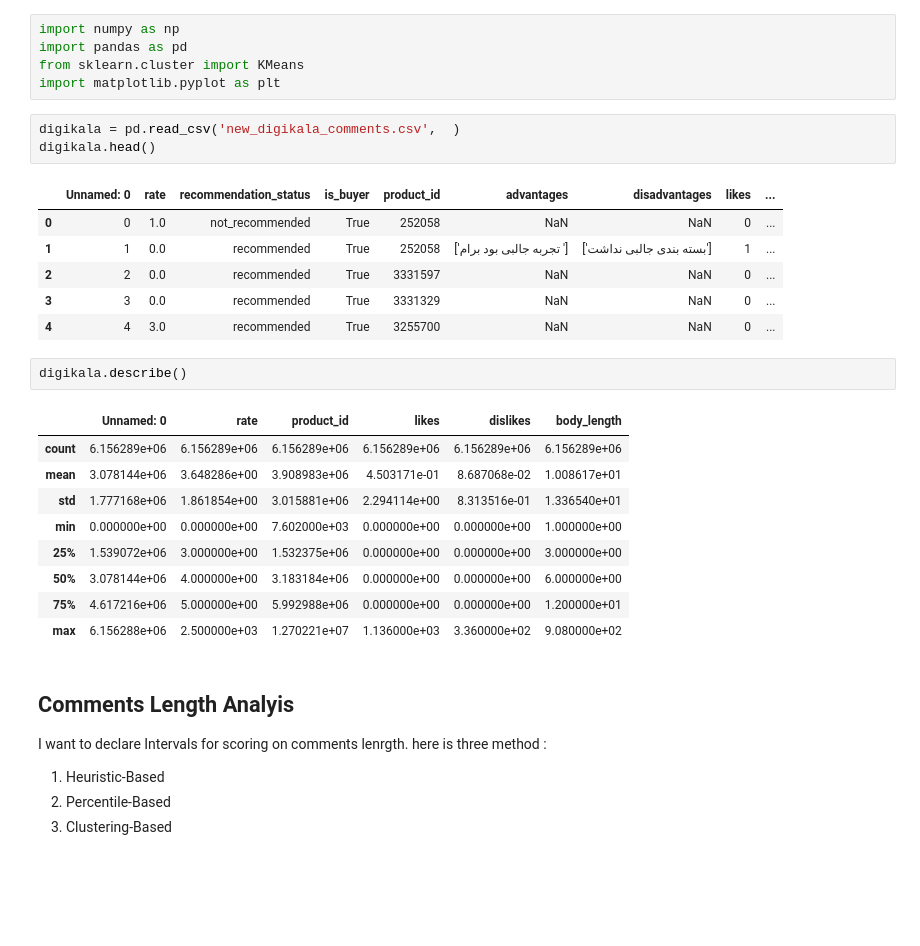
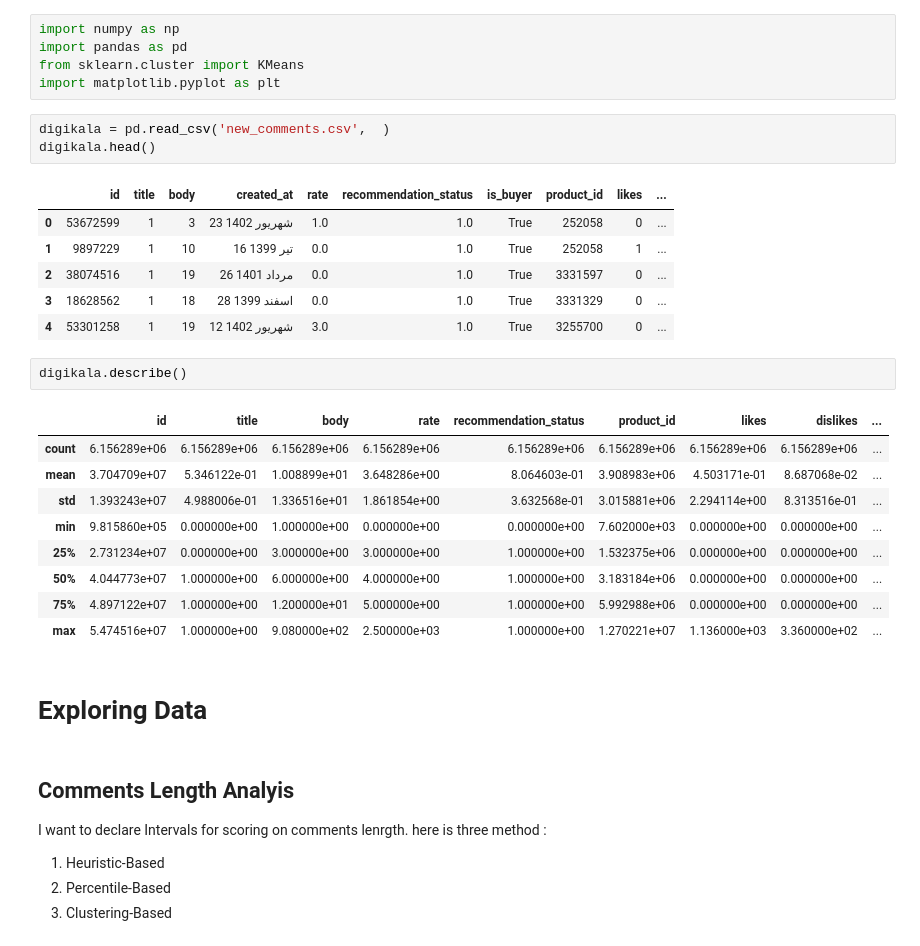
Before and after one commit to Arefnmy/Digikala-user-engagement-analysis, a Jupyter notebook: scoring.ipynb, the cells around one changed output. Saved outputs shown, nothing was run; the diff lists cells and outputs as text; blank space fills up the shorter version.

```diff
--- a/scoring.ipynb
+++ b/scoring.ipynb
@@ -6,27 +6,29 @@ import pandas as pd
 from sklearn.cluster import KMeans
 import matplotlib.pyplot as plt
 # %%
-digikala = pd.read_csv('new_digikala_comments.csv',  )
+digikala = pd.read_csv('new_comments.csv',  )
 digikala.head()
 # %% [output]
-|  | Unnamed: 0 | rate | recommendation_status | is_buyer | product_id | advantages | disadvantages | likes | ... |
-| 0 | 0 | 1.0 | not_recommended | True | 252058 | NaN | NaN | 0 | ... |
-| 1 | 1 | 0.0 | recommended | True | 252058 | ['تجربه جالبی بود برام '] | ['بسته بندی جالبی نداشت'] | 1 | ... |
-| 2 | 2 | 0.0 | recommended | True | 3331597 | NaN | NaN | 0 | ... |
-| 3 | 3 | 0.0 | recommended | True | 3331329 | NaN | NaN | 0 | ... |
-| 4 | 4 | 3.0 | recommended | True | 3255700 | NaN | NaN | 0 | ... |
+|  | id | title | body | created_at | rate | recommendation_status | is_buyer | product_id | likes | ... |
+| 0 | 53672599 | 1 | 3 | 23 شهریور 1402 | 1.0 | 1.0 | True | 252058 | 0 | ... |
+| 1 | 9897229 | 1 | 10 | 16 تیر 1399 | 0.0 | 1.0 | True | 252058 | 1 | ... |
+| 2 | 38074516 | 1 | 19 | 26 مرداد 1401 | 0.0 | 1.0 | True | 3331597 | 0 | ... |
+| 3 | 18628562 | 1 | 18 | 28 اسفند 1399 | 0.0 | 1.0 | True | 3331329 | 0 | ... |
+| 4 | 53301258 | 1 | 19 | 12 شهریور 1402 | 3.0 | 1.0 | True | 3255700 | 0 | ... |
 # %%
 digikala.describe()
 # %% [output]
-|  | Unnamed: 0 | rate | product_id | likes | dislikes | body_length |
-| count | 6.156289e+06 | 6.156289e+06 | 6.156289e+06 | 6.156289e+06 | 6.156289e+06 | 6.156289e+06 |
-| mean | 3.078144e+06 | 3.648286e+00 | 3.908983e+06 | 4.503171e-01 | 8.687068e-02 | 1.008617e+01 |
-| std | 1.777168e+06 | 1.861854e+00 | 3.015881e+06 | 2.294114e+00 | 8.313516e-01 | 1.336540e+01 |
-| min | 0.000000e+00 | 0.000000e+00 | 7.602000e+03 | 0.000000e+00 | 0.000000e+00 | 1.000000e+00 |
-| 25% | 1.539072e+06 | 3.000000e+00 | 1.532375e+06 | 0.000000e+00 | 0.000000e+00 | 3.000000e+00 |
-| 50% | 3.078144e+06 | 4.000000e+00 | 3.183184e+06 | 0.000000e+00 | 0.000000e+00 | 6.000000e+00 |
-| 75% | 4.617216e+06 | 5.000000e+00 | 5.992988e+06 | 0.000000e+00 | 0.000000e+00 | 1.200000e+01 |
-| max | 6.156288e+06 | 2.500000e+03 | 1.270221e+07 | 1.136000e+03 | 3.360000e+02 | 9.080000e+02 |
+|  | id | title | body | rate | recommendation_status | product_id | likes | dislikes | ... |
+| count | 6.156289e+06 | 6.156289e+06 | 6.156289e+06 | 6.156289e+06 | 6.156289e+06 | 6.156289e+06 | 6.156289e+06 | 6.156289e+06 | ... |
+| mean | 3.704709e+07 | 5.346122e-01 | 1.008899e+01 | 3.648286e+00 | 8.064603e-01 | 3.908983e+06 | 4.503171e-01 | 8.687068e-02 | ... |
+| std | 1.393243e+07 | 4.988006e-01 | 1.336516e+01 | 1.861854e+00 | 3.632568e-01 | 3.015881e+06 | 2.294114e+00 | 8.313516e-01 | ... |
+| min | 9.815860e+05 | 0.000000e+00 | 1.000000e+00 | 0.000000e+00 | 0.000000e+00 | 7.602000e+03 | 0.000000e+00 | 0.000000e+00 | ... |
+| 25% | 2.731234e+07 | 0.000000e+00 | 3.000000e+00 | 3.000000e+00 | 1.000000e+00 | 1.532375e+06 | 0.000000e+00 | 0.000000e+00 | ... |
+| 50% | 4.044773e+07 | 1.000000e+00 | 6.000000e+00 | 4.000000e+00 | 1.000000e+00 | 3.183184e+06 | 0.000000e+00 | 0.000000e+00 | ... |
+| 75% | 4.897122e+07 | 1.000000e+00 | 1.200000e+01 | 5.000000e+00 | 1.000000e+00 | 5.992988e+06 | 0.000000e+00 | 0.000000e+00 | ... |
+| max | 5.474516e+07 | 1.000000e+00 | 9.080000e+02 | 2.500000e+03 | 1.000000e+00 | 1.270221e+07 | 1.136000e+03 | 3.360000e+02 | ... |
+# %% [markdown]
+# Exploring Data
 # %% [markdown]
 ## Comments Length Analyis
 I want to declare Intervals for scoring on comments lenrgth. here is three method :
```
Also changed, not shown: parts of 18 cells of this notebook.
